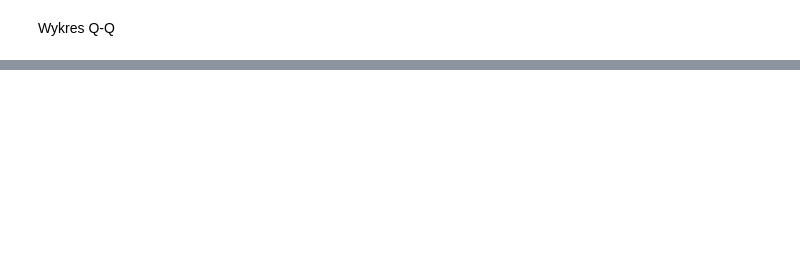
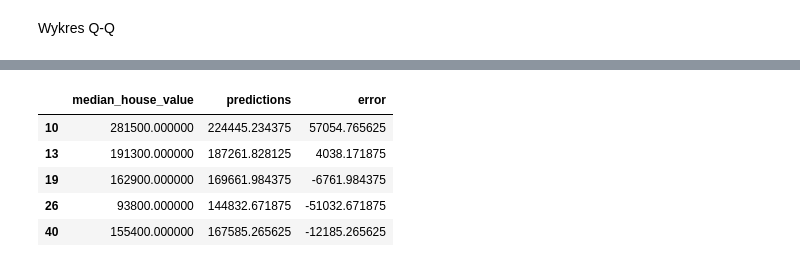
Before and after one commit to Marcin19721205/Wprowadzenie-Do-Sieci-Neuronowych, a Jupyter notebook: 16_Keras08_housing_prices_regression02MJ.ipynb, the cells around one changed output, grey strips where cells are left out. Saved outputs shown, nothing was run; the diff lists cells and outputs as text; code cells hidden in the pictures; blank space fills up the shorter version.

```diff
--- a/16_Keras08_housing_prices_regression02MJ.ipynb
+++ b/16_Keras08_housing_prices_regression02MJ.ipynb
@@ -450,0 +479,3 @@ px.histogram(pred, 'error', marginal='rug', width=1000)
+# %%
+model2 = build_model1()
+model2.summary()
@@ -450,0 +499,2 @@ px.histogram(pred, 'error', marginal='rug', width=1000)
+# %%
+history2 = model2.fit(normed_train_data, train_labels.values, epochs=150, validation_split=0.2, verbose=1, batch_size=32)
@@ -450,0 +549,3 @@ px.histogram(pred, 'error', marginal='rug', width=1000)
+# %%
+test_predictions2 = model2.predict(normed_test_data).flatten()
+test_predictions2
@@ -450,0 +555,4 @@ px.histogram(pred, 'error', marginal='rug', width=1000)
+# %%
+pred2 = pd.DataFrame(test_labels)
+pred2['predictions'] = test_predictions2
+pred2.head()
@@ -450,0 +572,10 @@ px.histogram(pred, 'error', marginal='rug', width=1000)
+# %%
+pred2['error'] = pred2['median_house_value'] - pred2['predictions']
+pred2.head()
+# %% [output]
+|  | median_house_value | predictions | error |
+| 10 | 281500.000000 | 224445.234375 | 57054.765625 |
+| 13 | 191300.000000 | 187261.828125 | 4038.171875 |
+| 19 | 162900.000000 | 169661.984375 | -6761.984375 |
+| 26 | 93800.000000 | 144832.671875 | -51032.671875 |
+| 40 | 155400.000000 | 167585.265625 | -12185.265625 |
```
Also changed, not shown: parts of 46 cells of this notebook.
